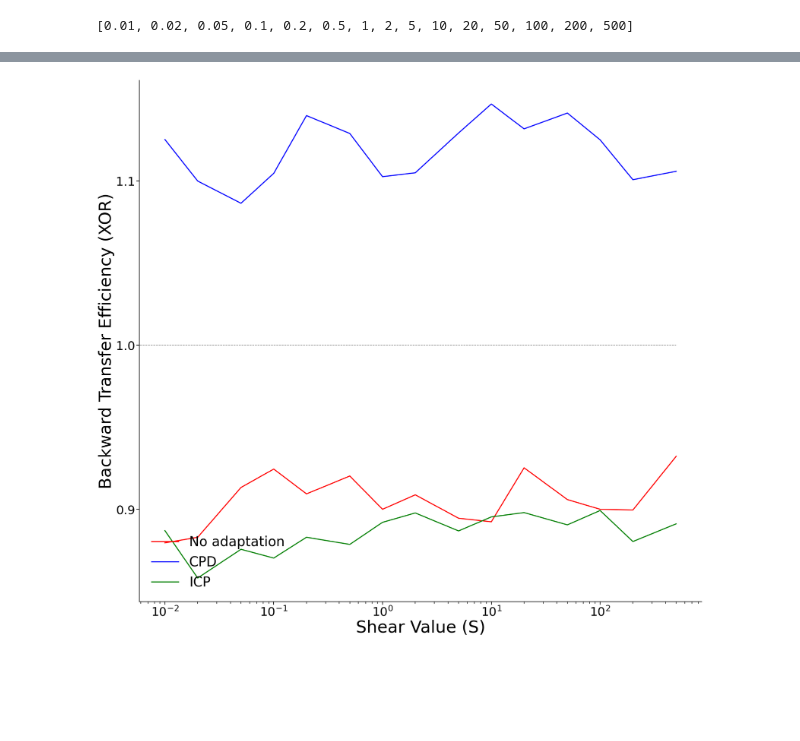
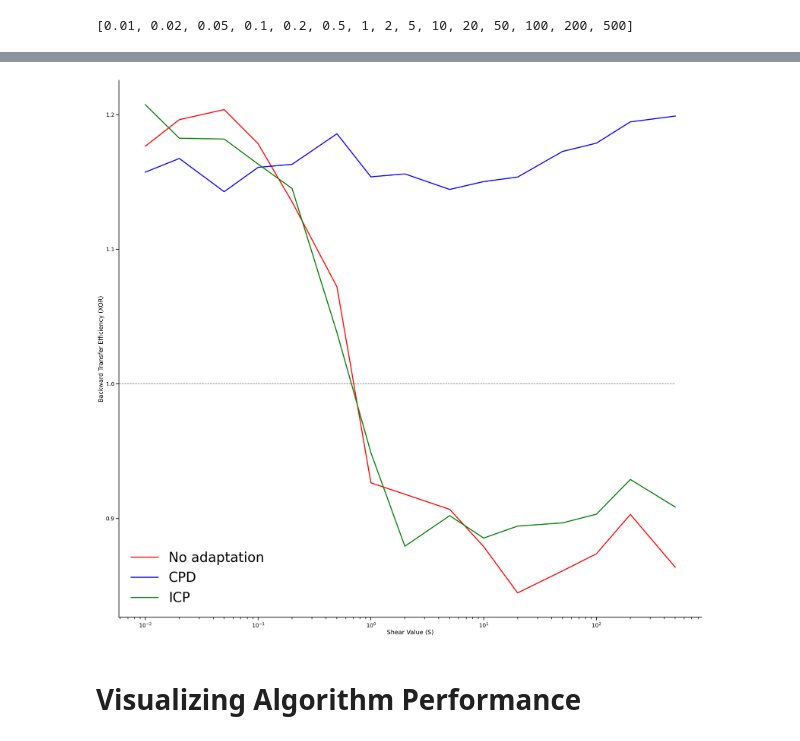
Before and after one commit to williamrxu/ndd-workspace, a Jupyter notebook: cpd_experiment_shear.ipynb, the cells around one changed output, grey strips where cells are left out. Drawn from its saved outputs; the diff is of its cells as text; code cells hidden in the pictures; blank space fills up the shorter version.

```diff
--- a/cpd_experiment_shear.ipynb
+++ b/cpd_experiment_shear.ipynb
@@ -192,7 +192,7 @@ X = [];
 y = [];
 
 #S = [-100, -10, -5, -2, -1, -0.5, 0, 0.5, 1, 2, 5, 10, 100];
-S = [0.01, 0.02, 0.05, 0.1, 0.2, 0.5, 1, 2, 5, 10, 20, 50, 100, 200, 500];
+S = [0.01, 0.1, 1, 10, 100];
 
 for i in S:
     D,c = generate_gaussian_parity(1000);
@@ -634,7 +634,7 @@ def icp(A, B, y_src, y_dst, init_pose=None, max_iterations=500, tolerance=1e-26)
     return T, src, i
 
 
-def cpd_reg(template, target, max_iter=50):
+def cpd_reg(template, target, max_iter=200):
     registration = AffineRegistration(X=target, Y=template, max_iterations=max_iter)
     deformed_template = registration.register(template)
 
@@ -738,7 +738,7 @@ def bte_v_shear(shear_sweep, task1_sample, task2_sample, mc_rep, register_cpd=Fa
                 delayed(experiment)(
                     task1_sample,
                     task2_sample,
-                    task2_shear=2,
+                    task2_shear=s,
                     max_depth=ceil(log2(task1_sample)),
                     register_cpd=register_cpd,
                     register_otp=register_otp,
@@ -826,26 +826,24 @@ mean_te3 = bte_v_shear(shear_sweep, task1_sample, task2_sample, mc_rep, register
 # %%
-fontsize=50
-labelsize = 36
-
 sns.set_context("talk")
 fig = plt.figure(constrained_layout=True, figsize=(25, 23))
 gs = fig.add_gridspec(6, 6)
 ax = fig.add_subplot(gs[:6, :6])
 task = ["No adaptation", "CPD", "ICP"]
 ax.plot(shear_sweep, mean_te1, c="r", linewidth=3, label=task[0])
 ax.plot(shear_sweep, mean_te2, c="b", linewidth=3, label=task[1])
 ax.plot(shear_sweep, mean_te3, c="g", linewidth=3, label=task[2])
-ax.tick_params(labelsize=labelsize)
-ax.set_xlabel("Shear Value (S)", fontsize=fontsize)
-ax.set_ylabel("Backward Transfer Efficiency (XOR)", fontsize=fontsize)
+ax.set_xlabel("Shear Value (S)")
+ax.set_ylabel("Backward Transfer Efficiency (XOR)")
 ax.set_yticks([0.9, 1, 1.1, 1.2, 1.3])
 ax.set_xscale('log')
 ax.hlines(1, 0, 500, colors="grey", linestyles="dashed", linewidth=1.5)
 ax.legend(loc="lower left", fontsize=40, frameon=False)
 
 right_side = ax.spines["right"]
 right_side.set_visible(False)
 top_side = ax.spines["top"]
 top_side.set_visible(False)
 # %% [output]
-[figure, old version]
+[figure, new version]
+# %% [markdown]
+# Visualizing Algorithm Performance
```
Also changed, not shown: parts of 9 cells of this notebook.
